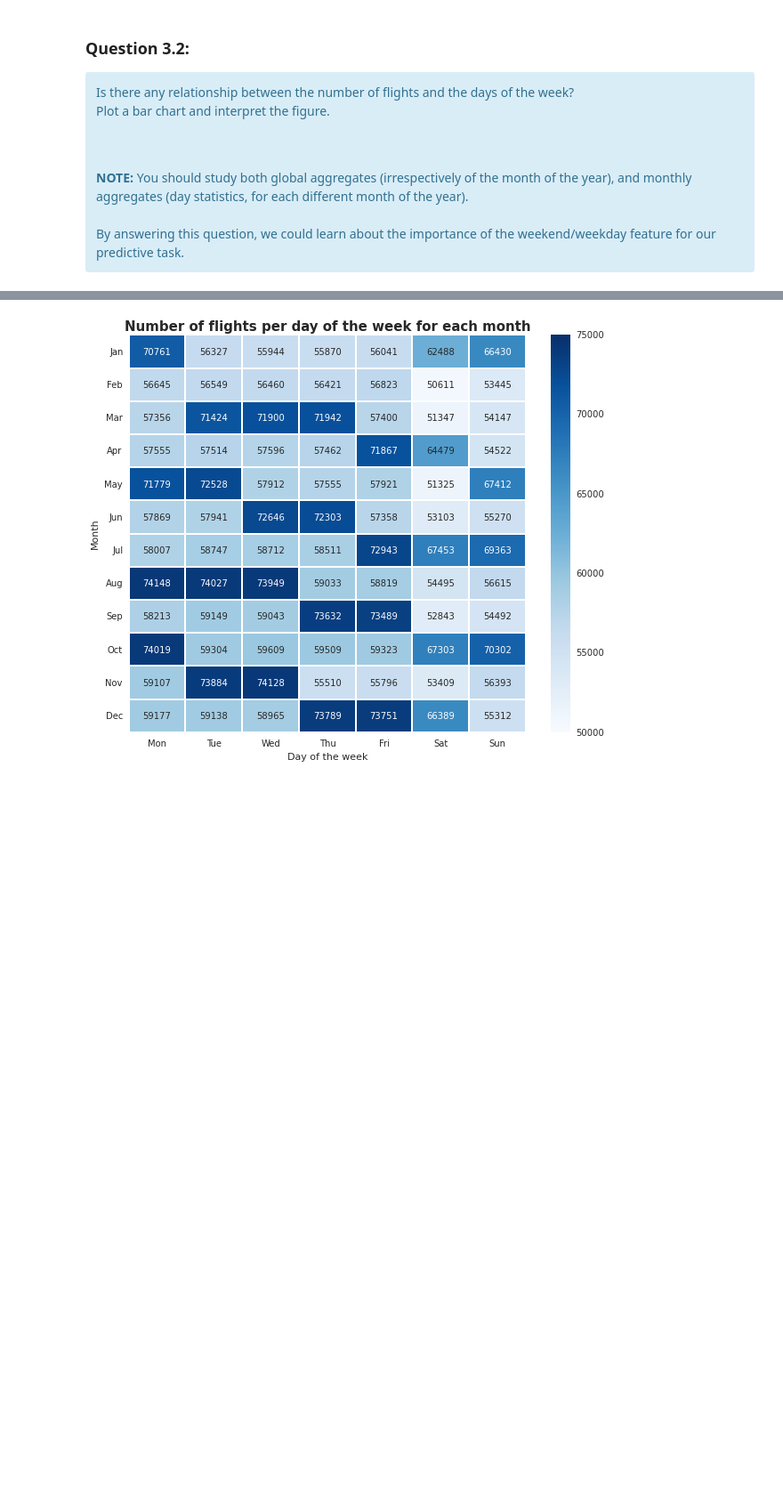
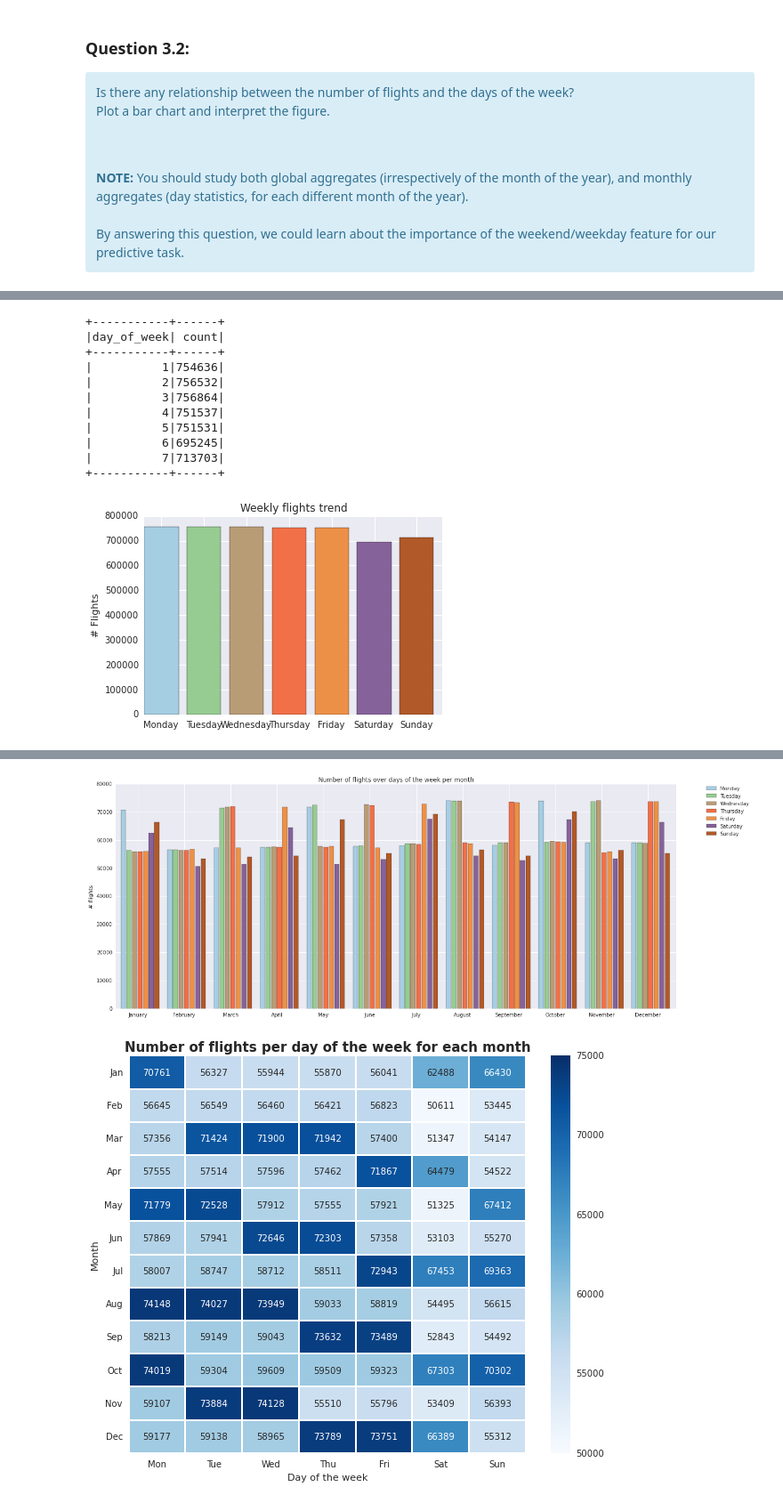
Before and after one commit to JZ-LIANG/Distributed-Systems-and-Cloud-Computing, a Jupyter notebook: notebooks/Lab4 - SparkSQL Flights Data Analysis.ipynb, the cells around one changed output, grey strips where cells are left out. Shown at 89% size. Cells and saved outputs as stored; diff of their text form; code cells hidden in the pictures; blank space fills up the shorter version.

```diff
--- a/notebooks/Lab4 - SparkSQL Flights Data Analysis.ipynb
+++ b/notebooks/Lab4 - SparkSQL Flights Data Analysis.ipynb
@@ -577,0 +529,73 @@ plt.show()
+# %%
+from matplotlib import cm
+
+days_of_week = ['Monday', 'Tuesday', 'Wednesday', 'Thursday', 'Friday', 'Saturday', 'Sunday']
+colors = cm.Paired(np.linspace(0, 1, 7))
+
+
+### global aggregates ###
+
+# QUERY
+# groupby day of week and count the rows for each group. Then orderb by day of week to simplify plotting
+days_count = df.groupBy(df.day_of_week).count().orderBy('day_of_week')
+
+
+# PRINT & COLLECT
+days_count.show()
+days_count = days_count.collect()
+
+
+# PLOT
+plt.bar([x for x in range(len(days_of_week))], [x[1] for x in days_count], color=colors)
+plt.xticks([x+0.4 for x in range(len(days_of_week))], days_of_week)
+plt.title('Weekly flights trend')
+plt.ylabel('# Flights')
+plt.show()
+
+
+### monthly aggregates ###
+
+# QUERY
+# groupby month and day of week, and count the rows for each group. In this way we may compute the count for each week for each month.
+# Then orderb by day of week to simplify plotting
+days_count = df.groupBy(df.month, df.day_of_week).count().orderBy(df.month, df.day_of_week)
+
+
+# PRINT & COLLECT
+days_count.show()
+days_count = days_count.collect()
+
+
+# PLOT
+pos = list(range(len(months)))
+width = 0.12
+
+fig, ax = plt.subplots(figsize=(20,8))
+
+for d in range(len(days_of_week)):
+    data_values = []
+    for m in range(len(months)):
+        data_values.append(days_count[m*len(days_of_week)+d][2])
+    plt.bar([p + width*d for p in pos], data_values, width-0.02, color=colors[d])
+
+ax.set_ylabel('# flights')
+ax.set_title('Number of flights over days of the week per month')
+ax.set_xticks([p + 3 * width for p in pos])
+ax.set_xticklabels(months)
+plt.xlim(min(pos)-width, max(pos)+width*(len(days_of_week)+1))
+
+plt.legend(days_of_week, bbox_to_anchor=(1.05, 1), loc=2, borderaxespad=0.)
+plt.show()
+# %% [output]
++-----------+------+
+|day_of_week| count|
++-----------+------+
+|          1|754636|
+|          2|756532|
+|          3|756864|
+|          4|751537|
+|          5|751531|
+|          6|695245|
+|          7|713703|
++-----------+------+
+[figure, added]
@@ -578,3 +619,4 @@ plt.show()
+[figure, added]
 # %%
 # use a heatmap to better visualize the data
 pddf = pddf.pivot("month", "day_of_week", "flights")
```
Also changed, not shown: parts of 29 cells of this notebook, 1 other file.
